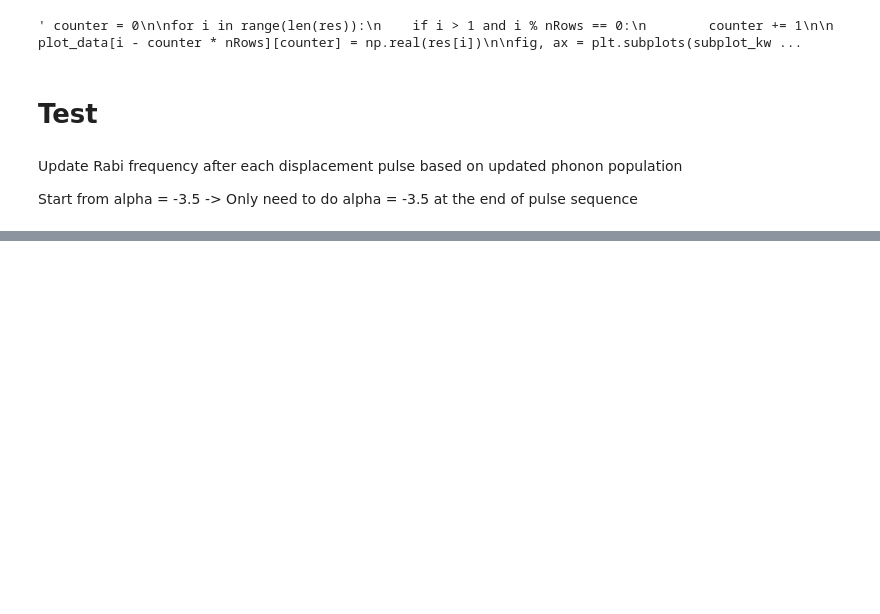
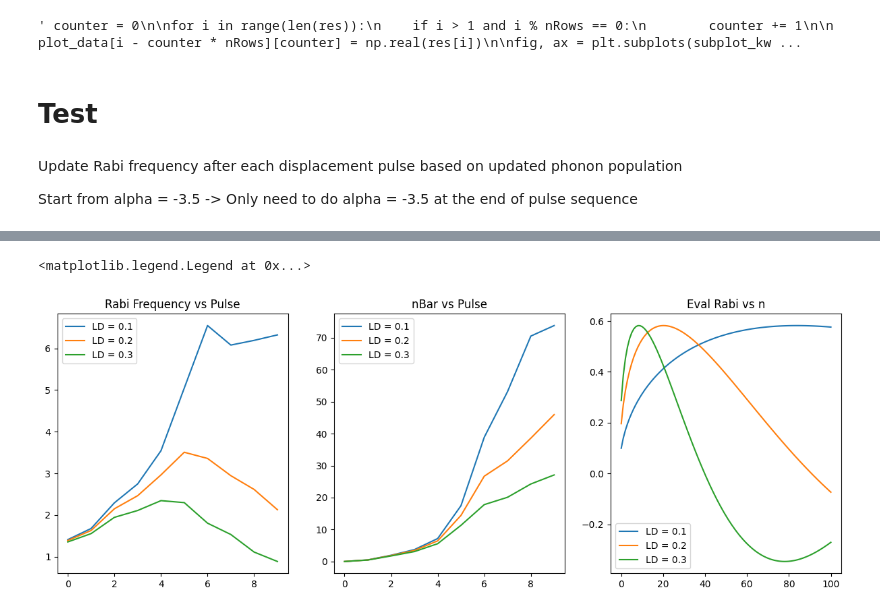
Before and after one commit to muyoungRand/sims, a Jupyter notebook: cubic_phase_gate_nicer.ipynb, the cells around one changed output, grey strips where cells are left out. Drawn from its saved outputs; the diff is of its cells as text; code cells hidden in the pictures; blank space fills up the shorter version.

```diff
--- a/cubic_phase_gate_nicer.ipynb
+++ b/cubic_phase_gate_nicer.ipynb
@@ -712,0 +675,30 @@ fig.colorbar(im, ax=ax, fraction=.1)
+# %%
+track_nBar = [[] for i in range(len(ld_ls))]
+
+for i in range(len(ld_ls)):
+    for step in range(len(track_pop[i])):
+        nBar = np.sum( [n * track_pop[i][step][n] for n in range(nMax)])
+        track_nBar[i].append(nBar)
+
+track_eval_rabi = [[] for i in range(len(ld_ls))]
+for i in range(len(ld_ls)):
+    track_eval_rabi[i] = [eval_rabi_freq(n, 1, ld_ls[i]) for n in range(nMax)]
+# %%
+fig, ax = plt.subplots(1, len(ld_ls), figsize=(int(5 * len(ld_ls)), 5))
+
+for i in range(len(ld_ls)):
+    ax[0].plot(track_rabi[i], label = "LD = " + str(np.round(ld_ls[i], 1)))
+    ax[1].plot(track_nBar[i], label = "LD = " + str(np.round(ld_ls[i], 1)))
+    ax[2].plot(track_eval_rabi[i][:101], label = "LD = " + str(np.round(ld_ls[i], 1)))
+
+ax[0].set_title("Rabi Frequency vs Pulse")
+ax[0].legend()
+
+ax[1].set_title("nBar vs Pulse")
+ax[1].legend()
+
+ax[2].set_title("Eval Rabi vs n")
+ax[2].legend()
+# %% [output]
+<matplotlib.legend.Legend at 0x...>
+[figure, added]
```
Also changed, not shown: parts of 11 cells of this notebook.
